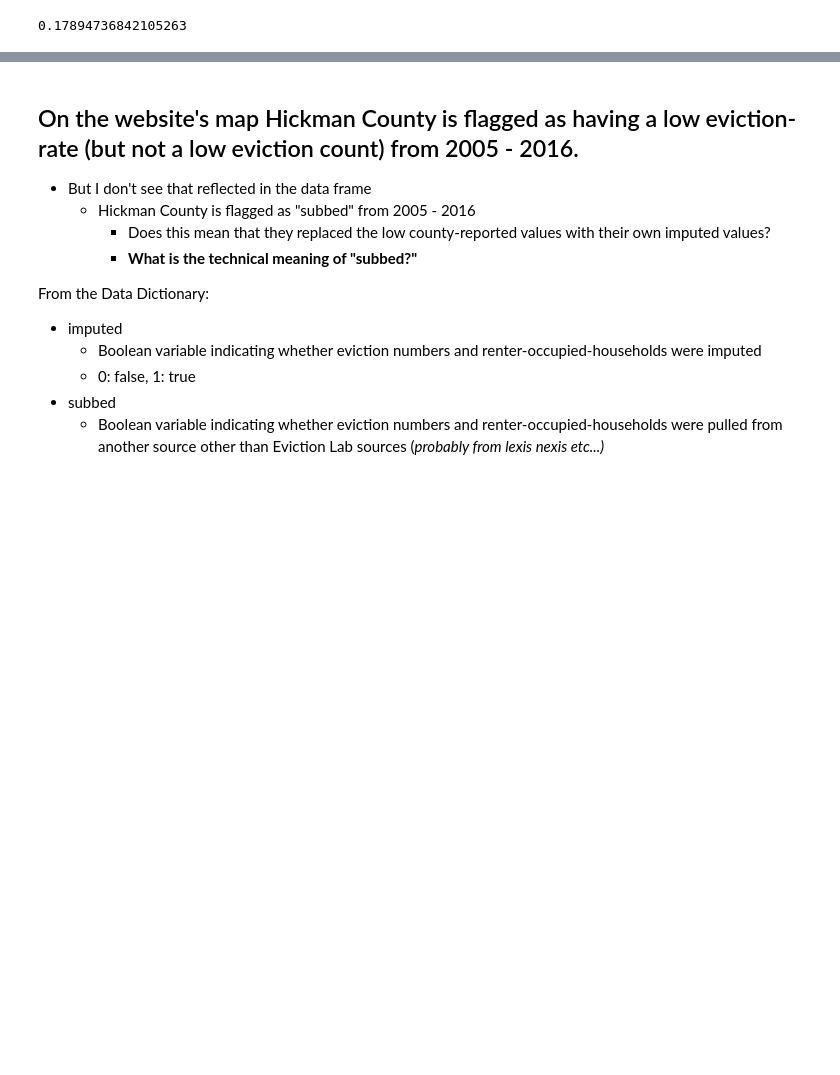
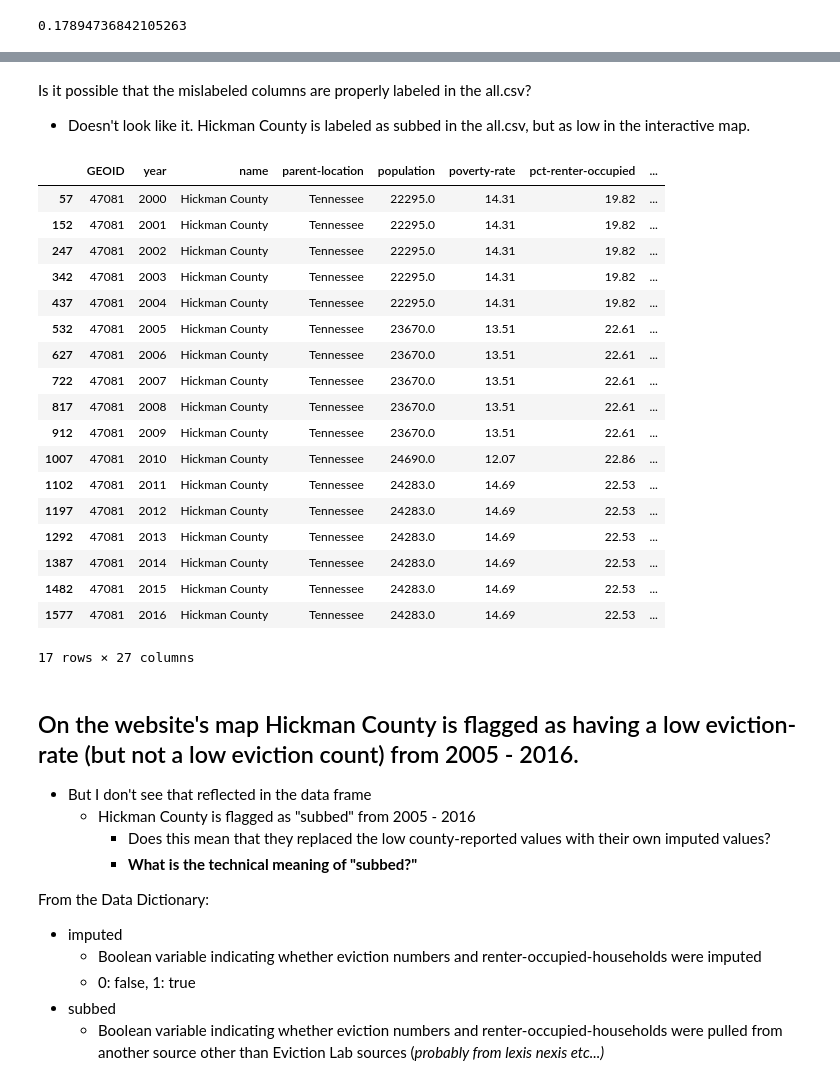
Before and after one commit to paulo-g-martinez/eviction-lab-tn-nss-capstone, a Jupyter notebook: enhancing-statistical-rigor.ipynb, the cells around one changed output, grey strips where cells are left out. Saved outputs shown, nothing was run; the diff lists cells and outputs as text; code cells hidden in the pictures; blank space fills up the shorter version.

```diff
--- a/enhancing-statistical-rigor.ipynb
+++ b/enhancing-statistical-rigor.ipynb
@@ -171,3 +224,28 @@ len(set(counties_evicts_df[counties_evicts_df['low-flag'] != 0].name))/len(set(c
+# %% [markdown]
+Is it possible that the mislabeled columns are properly labeled in the all.csv?
+- Doesn't look like it. Hickman County is labeled as subbed in the all.csv, but as low in the interactive map.
+# %%
+main_df[main_df.name == 'Hickman County']
+# %% [output]
+|  | GEOID | year | name | parent-location | population | poverty-rate | pct-renter-occupied | ... |
+| 57 | 47081 | 2000 | Hickman County | Tennessee | 22295.0 | 14.31 | 19.82 | ... |
+| 152 | 47081 | 2001 | Hickman County | Tennessee | 22295.0 | 14.31 | 19.82 | ... |
+| 247 | 47081 | 2002 | Hickman County | Tennessee | 22295.0 | 14.31 | 19.82 | ... |
+| 342 | 47081 | 2003 | Hickman County | Tennessee | 22295.0 | 14.31 | 19.82 | ... |
+| 437 | 47081 | 2004 | Hickman County | Tennessee | 22295.0 | 14.31 | 19.82 | ... |
+| 532 | 47081 | 2005 | Hickman County | Tennessee | 23670.0 | 13.51 | 22.61 | ... |
+| 627 | 47081 | 2006 | Hickman County | Tennessee | 23670.0 | 13.51 | 22.61 | ... |
+| 722 | 47081 | 2007 | Hickman County | Tennessee | 23670.0 | 13.51 | 22.61 | ... |
+| 817 | 47081 | 2008 | Hickman County | Tennessee | 23670.0 | 13.51 | 22.61 | ... |
+| 912 | 47081 | 2009 | Hickman County | Tennessee | 23670.0 | 13.51 | 22.61 | ... |
+| 1007 | 47081 | 2010 | Hickman County | Tennessee | 24690.0 | 12.07 | 22.86 | ... |
+| 1102 | 47081 | 2011 | Hickman County | Tennessee | 24283.0 | 14.69 | 22.53 | ... |
+| 1197 | 47081 | 2012 | Hickman County | Tennessee | 24283.0 | 14.69 | 22.53 | ... |
+| 1292 | 47081 | 2013 | Hickman County | Tennessee | 24283.0 | 14.69 | 22.53 | ... |
+| 1387 | 47081 | 2014 | Hickman County | Tennessee | 24283.0 | 14.69 | 22.53 | ... |
+| 1482 | 47081 | 2015 | Hickman County | Tennessee | 24283.0 | 14.69 | 22.53 | ... |
+| 1577 | 47081 | 2016 | Hickman County | Tennessee | 24283.0 | 14.69 | 22.53 | ... |
+17 rows × 27 columns
 # %% [markdown]
 ## On the website's map Hickman County is flagged as having a low eviction-rate (but not a low eviction count) from 2005 - 2016.
 - But I don't see that reflected in the data frame
```
Also changed, not shown: parts of 26 cells of this notebook.
